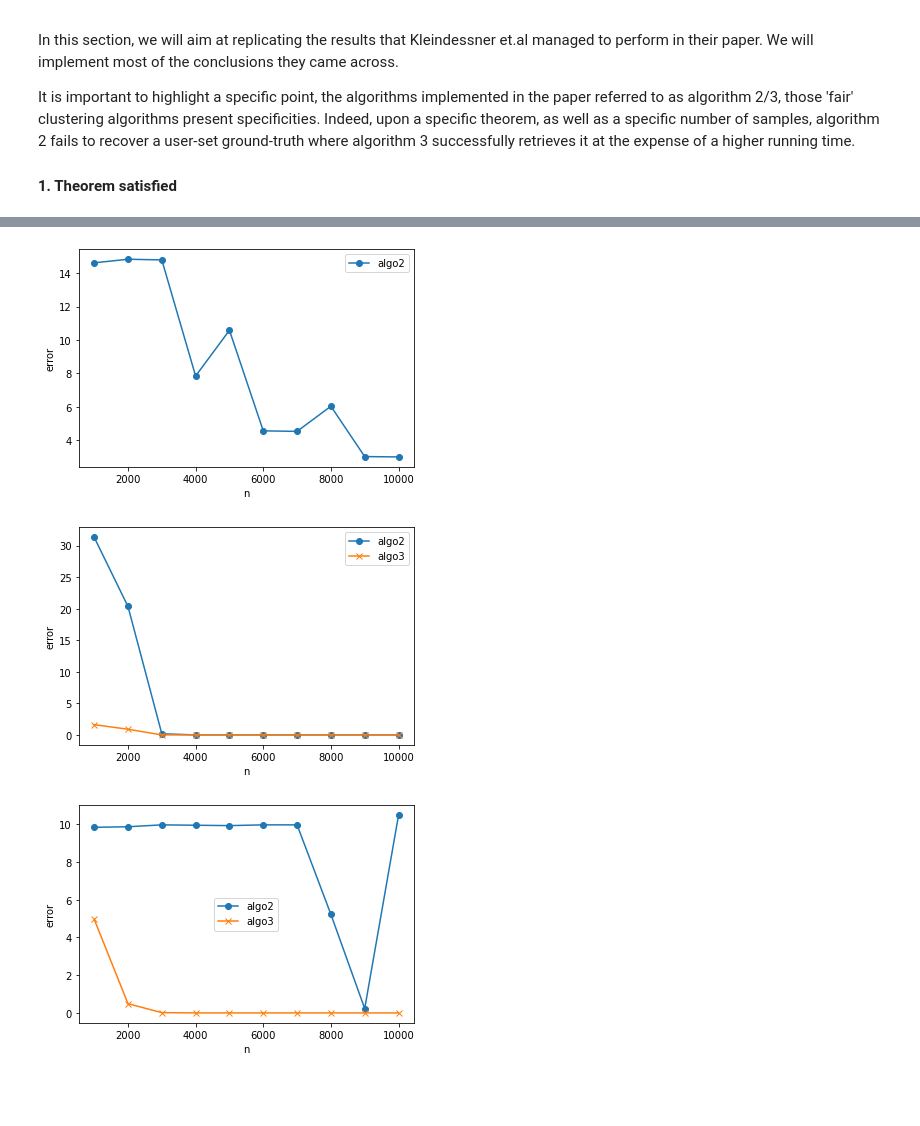
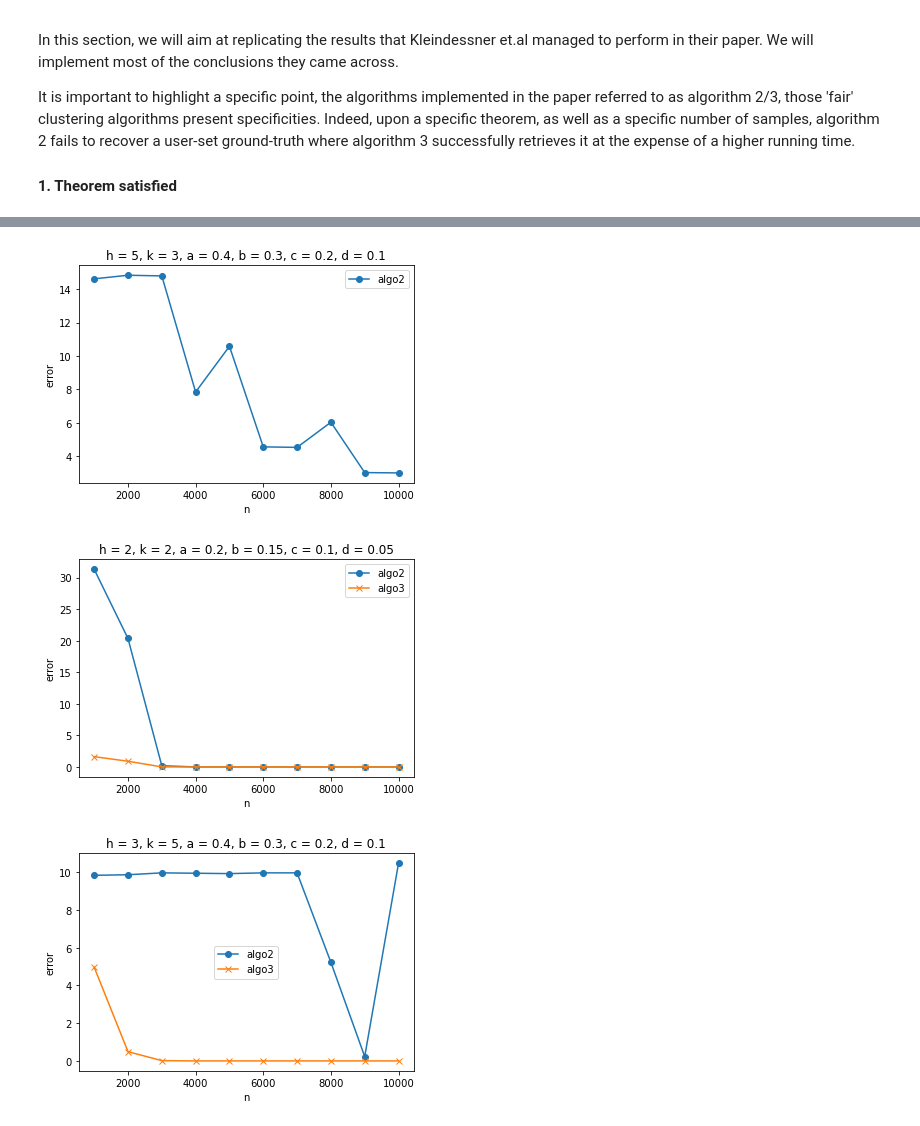
Before and after one commit to Klodivio355/Fairness_Clustering, a Jupyter notebook: ReproduceFigure2.ipynb, the cells around one changed output, grey strips where cells are left out. Cells and saved outputs as stored; diff of their text form; code cells hidden in the pictures; blank space fills up the shorter version.

```diff
--- a/ReproduceFigure2.ipynb
+++ b/ReproduceFigure2.ipynb
@@ -131,21 +121,22 @@ KeyboardInterrupt:
 # %%
 # Over 8 runs
 # k = 3, h = 5
 # For some reason, this model does not work well with algo 3
 test_1_35_r = [14.625, 14.84, 14.80, 7.845, 10.585, 4.56, 4.53, 6.035, 3.02, 3]
 x = np.arange(1000, 11000, 1000)
 
+plt.title('h = 5, k = 3, a = 0.4, b = 0.3, c = 0.2, d = 0.1')
 plt.plot(x, test_1_35_r, label = 'algo2', marker='o')
 plt.xlabel('n')
 # Set the y axis label of the current axis.
 plt.ylabel('error')
 # Set a title of the current axes.
 # show a legend on the plot
 plt.legend()
 # Display a figure.
 plt.show()
 # %% [output]
-[figure, old version]
+[figure, new version]
 # %%
 ### k = 2, h = 2
 #test1_22, USC_score1_22, Fair_USC_score_1_22 = get_averaged_tests_22(4, 0.2, 0.15, 0.1, 0.05)
@@ -153,6 +144,7 @@ test_1_22_r = [31.32, 20.35, 0.18, 0, 0, 0, 0, 0, 0, 0]
 test_norm_fair_r = [1.625, 0.9, 0, 0, 0, 0, 0, 0, 0, 0]
 x = np.arange(1000, 11000, 1000)
 
+plt.title('h = 2, k = 2, a = 0.2, b = 0.15, c = 0.1, d = 0.05')
 plt.plot(x, test_1_22_r, label = 'algo2', marker='o')
 plt.plot(x, test_norm_fair_r, label = 'algo3', marker='x')
 plt.xlabel('n')
@@ -164,7 +156,7 @@ plt.legend()
 # Display a figure.
 plt.show()
 # %% [output]
-[figure, old version]
+[figure, new version]
 # %%
 ### k = 5, h = 3
 #test1_53, USC_score1_53, Fair_USC_score_1_53 = get_averaged_tests_53(4, 0.4, 0.3, 0.2, 0.1)
@@ -173,6 +165,7 @@ test_1_53_r = [9.84, 9.87, 9.97, 9.95, 9.93, 9.97, 9.97, 5.225, 0.23, 10.48]
 test_norm_fair_53_r = [4.97, 0.49, 0.015, 0, 0, 0, 0, 0, 0, 0]
 x = np.arange(1000, 11000, 1000)
 
+plt.title('h = 3, k = 5, a = 0.4, b = 0.3, c = 0.2, d = 0.1')
 plt.plot(x, test_1_53_r, label = 'algo2', marker='o')
 plt.plot(x, test_norm_fair_53_r, label = 'algo3', marker='x')
 plt.xlabel('n')
@@ -184,4 +177,4 @@ plt.legend()
 # Display a figure.
 plt.show()
 # %% [output]
-[figure, old version]
+[figure, new version]
```
Also changed, not shown: parts of 4 cells of this notebook, 5 other files.
